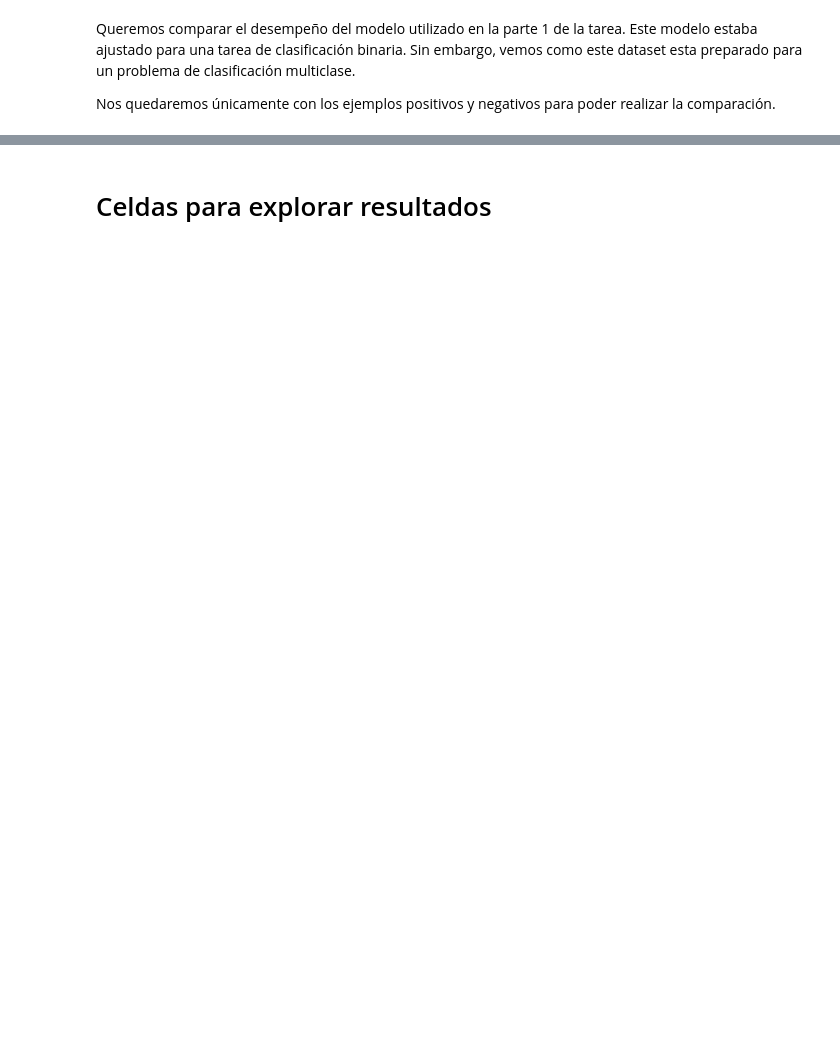
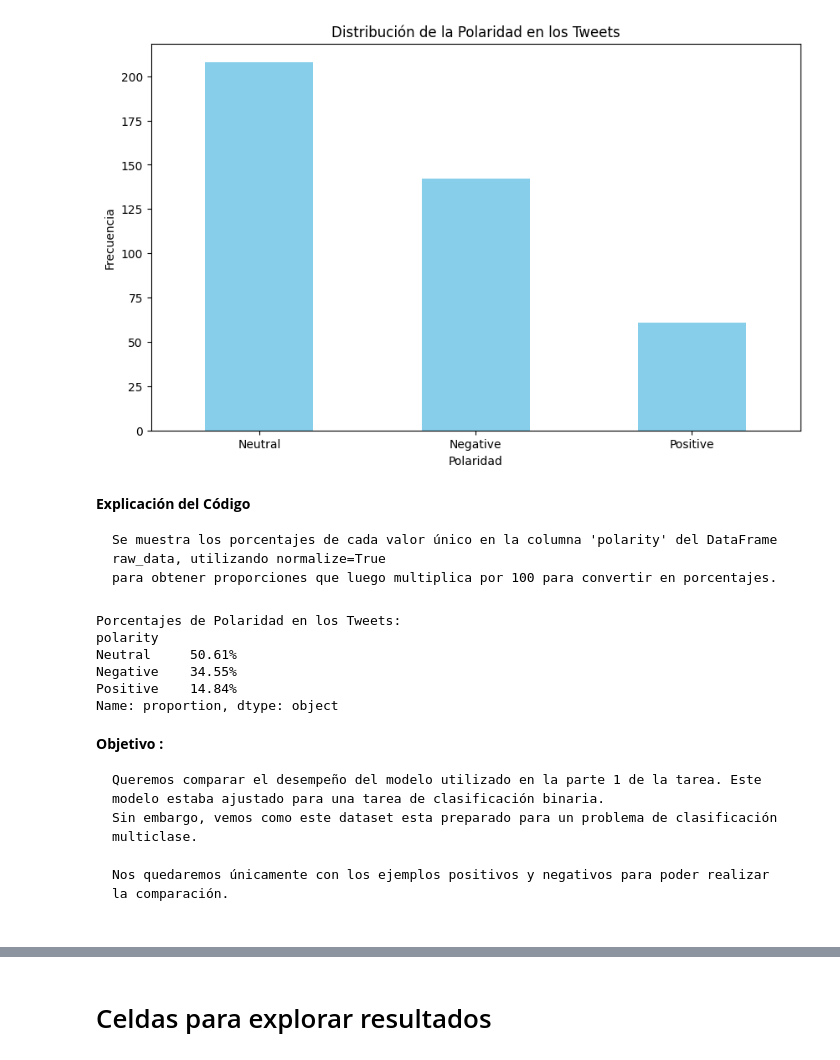
Before and after one commit to andrefsc/SDC_M04, a Jupyter notebook: M06_TareaIndividual_P2_AndreCastanho.ipynb, the cells around one changed output, grey strips where cells are left out. Cells and saved outputs as stored; diff of their text form; code cells hidden in the pictures; blank space fills up the shorter version.

`````diff
--- a/M06_TareaIndividual_P2_AndreCastanho.ipynb
+++ b/M06_TareaIndividual_P2_AndreCastanho.ipynb
@@ -172,0 +303,6 @@ raw_data.head()
+# %%
+# Carregar os dados do arquivo CSV no diretório de GoogleDrive
+file_path = '/content/drive/MyDrive/Colab_notebooks/Files/02_train.csv'
+raw_data = pd.read_csv(file_path,encoding='utf-8').drop("id", axis=1)
+
+raw_data.head(20)
@@ -177,4 +383,48 @@ raw_data.polarity.value_counts()
+# %%
+# Conteo de frecuencias de los valores en la columna 'polarity'
+polarity_counts = raw_data.polarity.value_counts()
+
+# Crear un gráfico de barras
+plt.figure(figsize=(10, 6))
+polarity_counts.plot(kind='bar', color='skyblue')  # Gráfico de barras con color azul cielo
+
+# Añadir títulos y etiquetas
+plt.title('Distribución de la Polaridad en los Tweets')
+plt.xlabel('Polaridad')
+plt.ylabel('Frecuencia')
+plt.xticks(rotation=0)
+
+plt.show()
+# %% [output]
+[figure, added]
+# %% [markdown]
+**Explicación del Código**
+
+````
+Se muestra los porcentajes de cada valor único en la columna 'polarity' del DataFrame raw_data, utilizando normalize=True
+para obtener proporciones que luego multiplica por 100 para convertir en porcentajes.
+````
+# %%
+# Calcular los porcentajes de los valores en la columna 'polarity'
+polarity_percentages = raw_data.polarity.value_counts(normalize=True) * 100  # normalize=True calcula la proporción
+
+# Imprimir los porcentajes con un formato adecuado
+print("Porcentajes de Polaridad en los Tweets:")
+print(polarity_percentages.map("{:.2f}%".format))
+# %% [output]
+Porcentajes de Polaridad en los Tweets:
+polarity
+Neutral     50.61%
+Negative    34.55%
+Positive    14.84%
+Name: proportion, dtype: object
 # %% [markdown]
-Queremos comparar el desempeño del modelo utilizado en la parte 1 de la tarea. Este modelo estaba ajustado para una tarea de clasificación binaria. Sin embargo, vemos como este dataset esta preparado para un problema de clasificación multiclase.
+**Objetivo :**
+
+````
+Queremos comparar el desempeño del modelo utilizado en la parte 1 de la tarea. Este modelo estaba ajustado para una tarea de clasificación binaria.
+Sin embargo, vemos como este dataset esta preparado para un problema de clasificación multiclase.
 
 Nos quedaremos únicamente con los ejemplos positivos y negativos para poder realizar la comparación.
+
+````
`````
Also changed, not shown: parts of 82 cells of this notebook.
